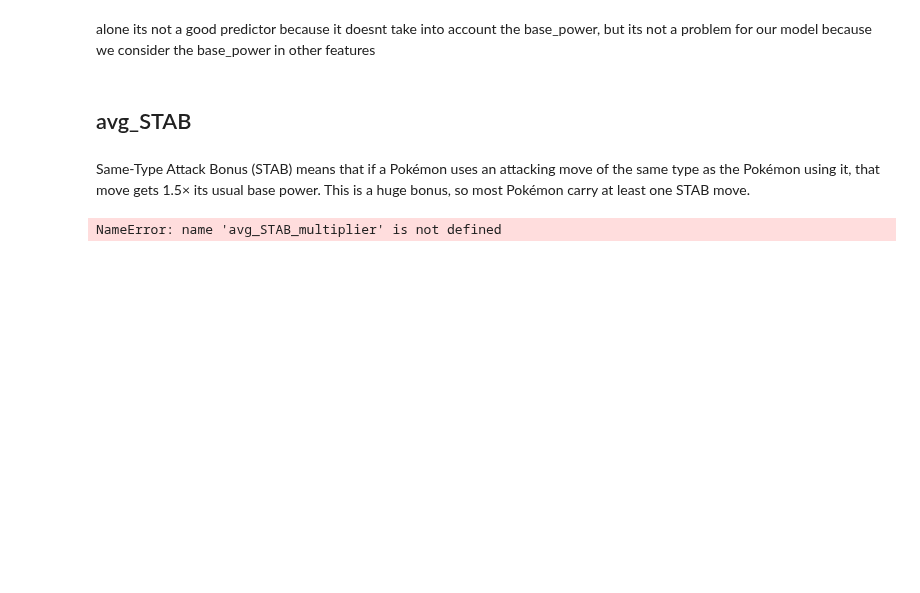
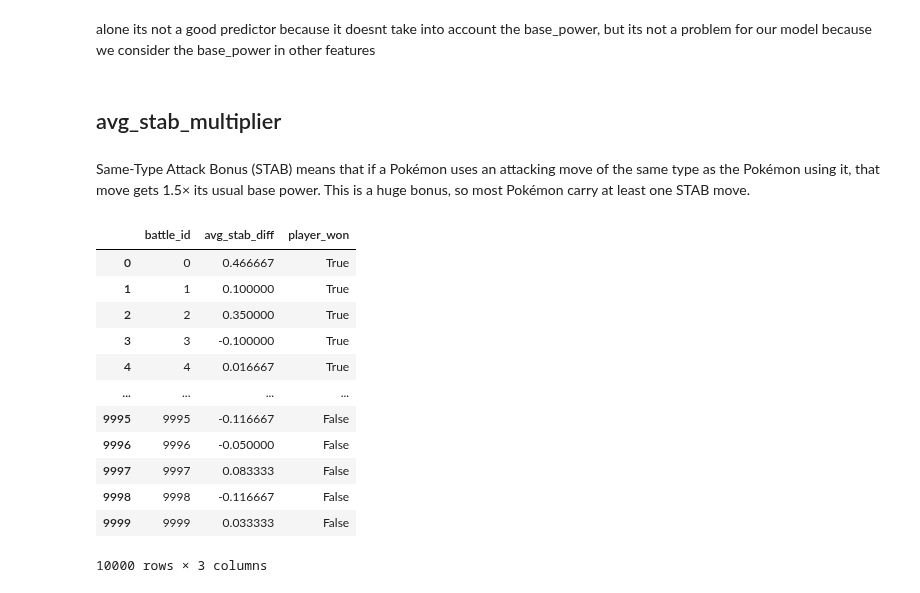
Before and after one commit to LeonardoSani/FDS_challenge, a Jupyter notebook: Notebook.ipynb, the cells around one changed output. Saved outputs shown, nothing was run; the diff lists cells and outputs as text; code cells hidden in the pictures; blank space fills up the shorter version.

Commit message:
fixed Stab in the notebook

```diff
--- a/Notebook.ipynb
+++ b/Notebook.ipynb
@@ -220,10 +220,22 @@ Name: proportion, dtype: float64
 # %% [markdown]
 alone its not a good predictor because it doesnt take into account the base_power, but its not a problem for our model because we consider the base_power in other features
 # %% [markdown]
-## avg_STAB
+## avg_stab_multiplier
 # %% [markdown]
 Same-Type Attack Bonus (STAB) means that if a Pokémon uses an attacking move of the same type as the Pokémon using it, that move gets 1.5× its usual base power. This is a huge bonus, so most Pokémon carry at least one STAB move.
 # %%
-avg_STAB_multiplier(train_data,difference=True)
+avg_stab_multiplier(train_data,difference=True)
 # %% [output]
+|  | battle_id | avg_stab_diff | player_won |
+| 0 | 0 | 0.466667 | True |
+| 1 | 1 | 0.100000 | True |
+| 2 | 2 | 0.350000 | True |
+| 3 | 3 | -0.100000 | True |
+| 4 | 4 | 0.016667 | True |
+| ... | ... | ... | ... |
+| 9995 | 9995 | -0.116667 | False |
+| 9996 | 9996 | -0.050000 | False |
+| 9997 | 9997 | 0.083333 | False |
+| 9998 | 9998 | -0.116667 | False |
+| 9999 | 9999 | 0.033333 | False |
-NameError: name 'avg_STAB_multiplier' is not defined
+10000 rows × 3 columns
```
